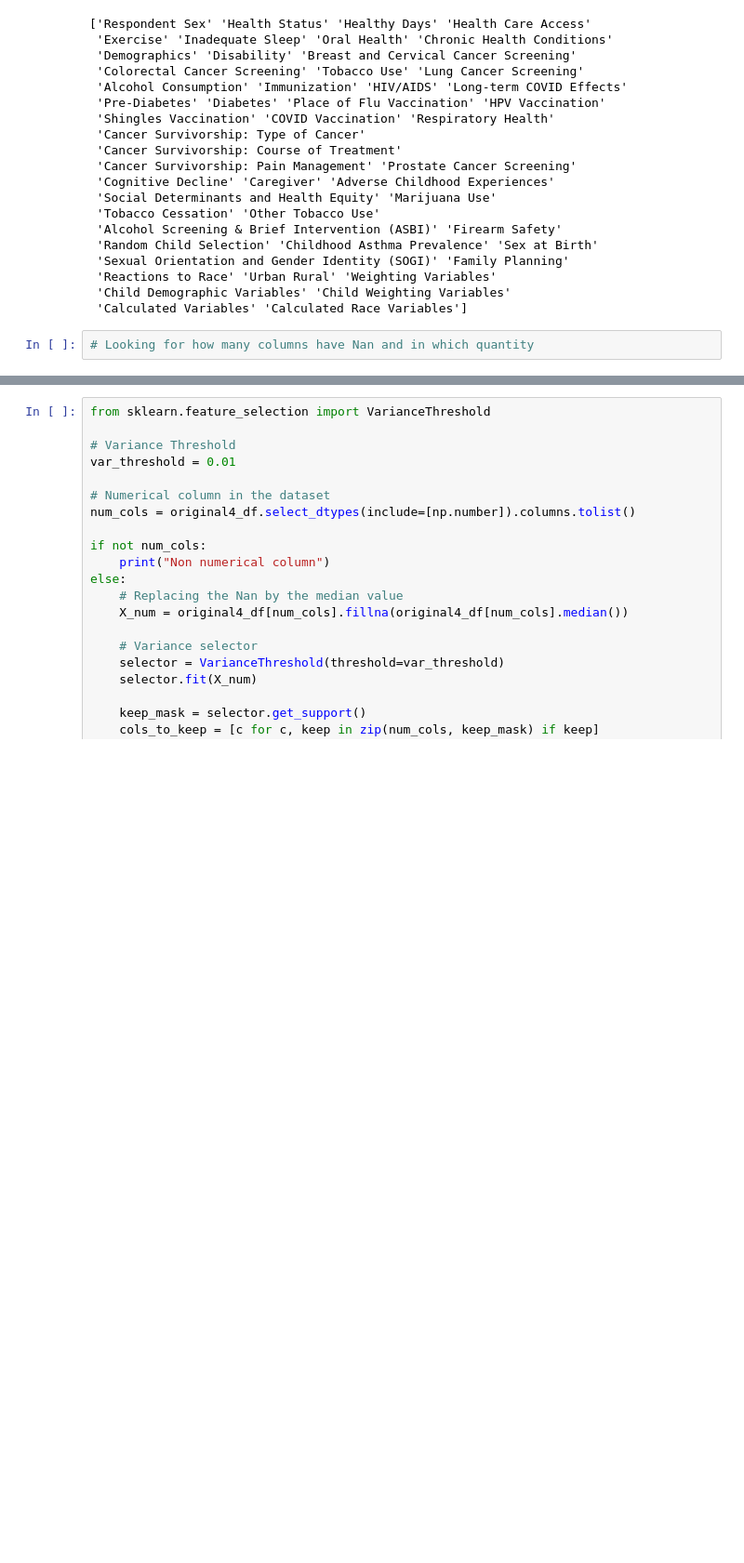
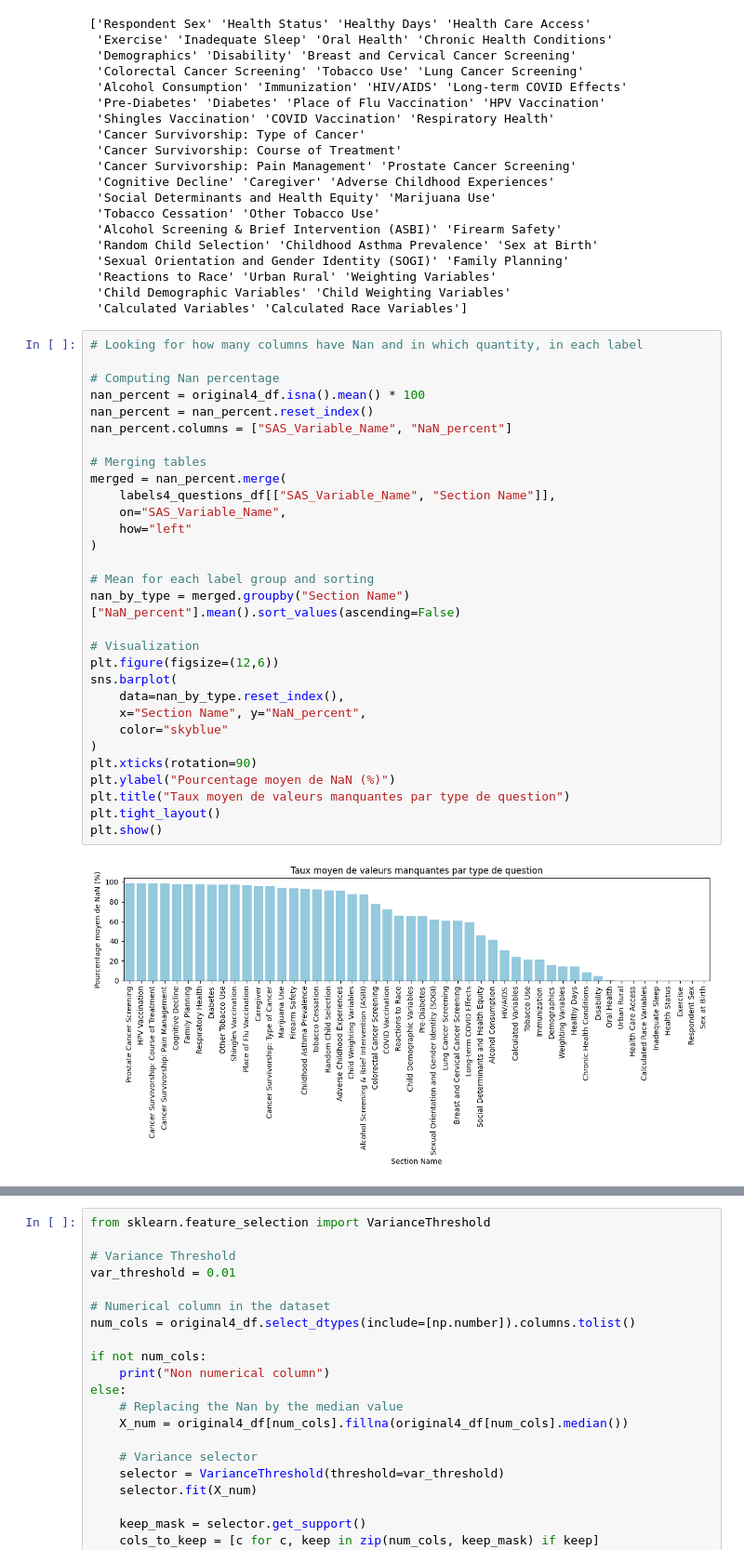
Before and after one commit to AugustinGrunewald/Mini-Hackaton, a Jupyter notebook: main_ag.ipynb, the cells around one changed output, grey strips where cells are left out. Shown at 93% size. Saved outputs shown, nothing was run; the diff lists cells and outputs as text; blank space fills up the shorter version.

```diff
--- a/main_ag.ipynb
+++ b/main_ag.ipynb
@@ -206,4 +206,34 @@ print(labels4_questions_df["Section Name"].unique())
  'Child Demographic Variables' 'Child Weighting Variables'
  'Calculated Variables' 'Calculated Race Variables']
 # %%
-# Looking for how many columns have Nan and in which quantity
+# Looking for how many columns have Nan and in which quantity, in each label
+
+# Computing Nan percentage
+nan_percent = original4_df.isna().mean() * 100
+nan_percent = nan_percent.reset_index()
+nan_percent.columns = ["SAS_Variable_Name", "NaN_percent"]
+
+# Merging tables
+merged = nan_percent.merge(
+    labels4_questions_df[["SAS_Variable_Name", "Section Name"]],
+    on="SAS_Variable_Name",
+    how="left"
+)
+
+# Mean for each label group and sorting
+nan_by_type = merged.groupby("Section Name")["NaN_percent"].mean().sort_values(ascending=False)
+
+# Visualization
+plt.figure(figsize=(12,6))
+sns.barplot(
+    data=nan_by_type.reset_index(),
+    x="Section Name", y="NaN_percent",
+    color="skyblue"
+)
+plt.xticks(rotation=90)
+plt.ylabel("Pourcentage moyen de NaN (%)")
+plt.title("Taux moyen de valeurs manquantes par type de question")
+plt.tight_layout()
+plt.show()
+# %% [output]
+[figure, added]
```
Also changed, not shown: parts of 14 cells of this notebook.
